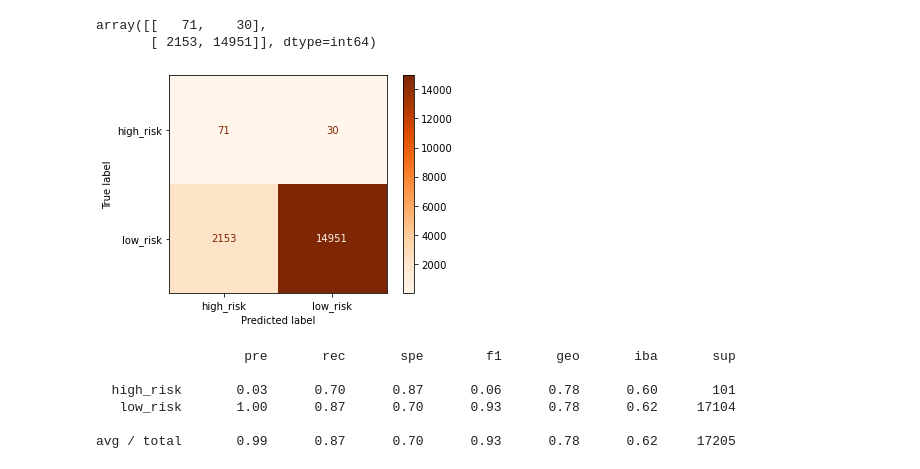
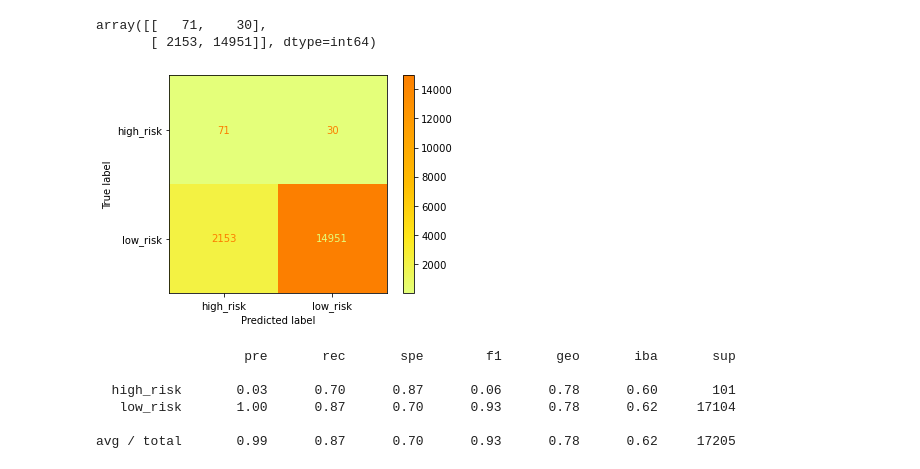
Before and after one commit to umakiyer/Credit_Risk_Analysis, a Jupyter notebook: credit_risk_ensemble.ipynb, the cells around one changed output. Saved outputs shown, nothing was run; the diff lists cells and outputs as text; code cells hidden in the pictures.

```diff
--- a/credit_risk_ensemble.ipynb
+++ b/credit_risk_ensemble.ipynb
@@ -165,9 +165,9 @@ confusion_matrix(y_test, y_pred)
 array([[   71,    30],
        [ 2153, 14951]], dtype=int64)
 # %%
-disp=plot_confusion_matrix(rf_model, X_test,y_test,cmap='Oranges',values_format='d')
+disp=plot_confusion_matrix(rf_model, X_test,y_test,cmap='Wistia',values_format='d')
 # %% [output]
-[figure, old version]
+[figure, new version]
 # %%
 # Print the imbalanced classification report
 print(classification_report_imbalanced(y_test, y_pred))
```
Also changed, not shown: 21 other files.
